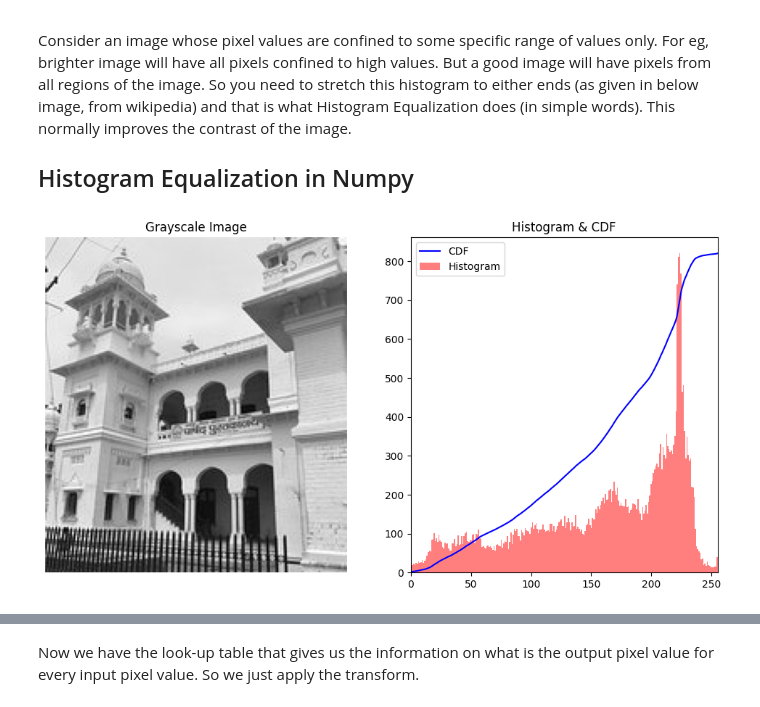
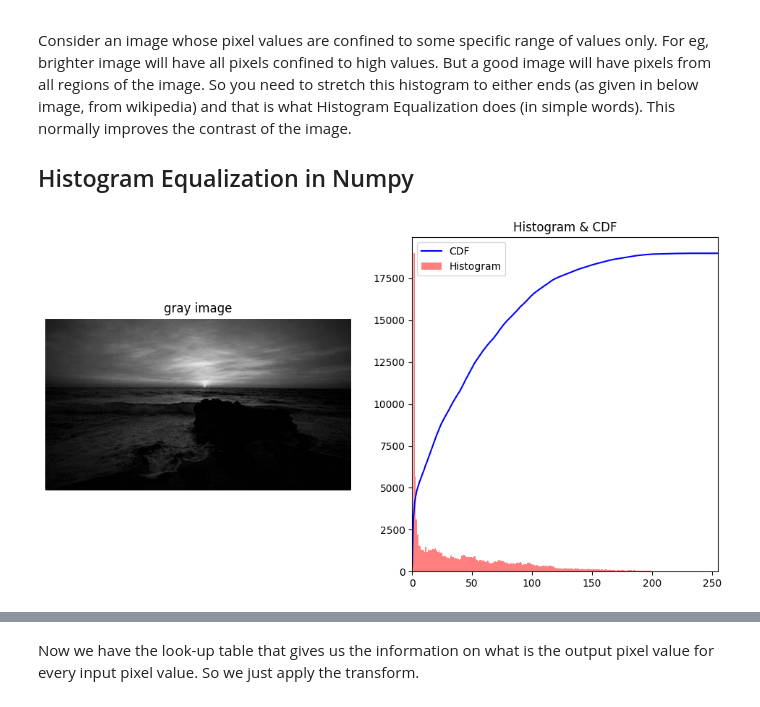
Before and after one commit to Likelipop/See_image_processing, a Jupyter notebook: Lab_02/Week2.ipynb, the cells around one changed output, grey strips where cells are left out. Cells and saved outputs as stored; diff of their text form; code cells hidden in the pictures.

```diff
--- a/Lab_02/Week2.ipynb
+++ b/Lab_02/Week2.ipynb
@@ -130,35 +151,39 @@ Consider an image whose pixel values are confined to some specific range of valu
 
 ## Histogram Equalization in Numpy
 # %%
-# Load the grayscale image at 'imgKing_path'
-img = cv.imread(imgKing_path, cv.IMREAD_GRAYSCALE)
-
-# Verify that the image has been loaded successfully; if not, raise an error message
-assert img is not None, "File could not be read; check with os.path.exists()"
+# Load the grayscale image
+img_path = '/content/See_image_processing/Lab_02/Images/Sea.jpg'
+img_sea = cv.imread(img_path, cv.IMREAD_GRAYSCALE)
 
 # Calculate the histogram and cumulative distribution function (CDF)
-hist, bins = np.histogram(img.flatten(), 256, [0, 255])  # Compute histogram with 256 bins over the range [0, 255]
-cdf = hist.cumsum()  # Compute cumulative sum to obtain the CDF
-cdf_normalized = cdf * float(hist.max()) / cdf.max()  # Normalize CDF for visualization
+hist, bins = np.histogram(img_sea.flatten(),256, [0,255])
+
+
+# Compute cumulative sum to obtain the CDF
+cdf = hist.cumsum()
+# Normalize CDF for visualization (*)
+cdf_normalized = cdf*float(hist.max())/cdf.max()
+
 
 # Set up the plot figure with a specified size
 plt.figure(figsize=(12, 6))
 
-# Plot the grayscale image
-plt.subplot(1, 2, 1)
-plt.imshow(img, cmap='gray')  # Display image in grayscale
-plt.title("Grayscale Image")  # Set title
-plt.axis('off')  # Hide axes
+# Plot the grayscale image show -> title -> turn off the axis
+plt.subplot(1,2,1)
+plt.imshow(img_sea, cmap= 'gray')
+plt.title ('gray image')
+plt.axis('off')
 
-# Plot the histogram and normalized CDF
+
+# Plot the histogram and normalized CDF plot hist
 plt.subplot(1, 2, 2)
 plt.plot(cdf_normalized, color='b')  # Plot CDF in blue
-plt.hist(img.flatten(), 256, [0, 255], color='r', alpha=0.5)  # Plot histogram in red with some transparency
+plt.hist(img_sea.flatten(), 256, [0, 255], color='r', alpha=0.5)  # Plot histogram in red with some transparency
 plt.xlim([0, 255])  # Set x-axis range for pixel intensities
 plt.legend(('CDF', 'Histogram'), loc='upper left')  # Add a legend
 plt.title("Histogram & CDF")  # Set title
 
 # Display the plots
 plt.show()
 # %% [output]
-[figure, old version]
+[figure, new version]
```
Also changed, not shown: parts of 16 cells of this notebook.
